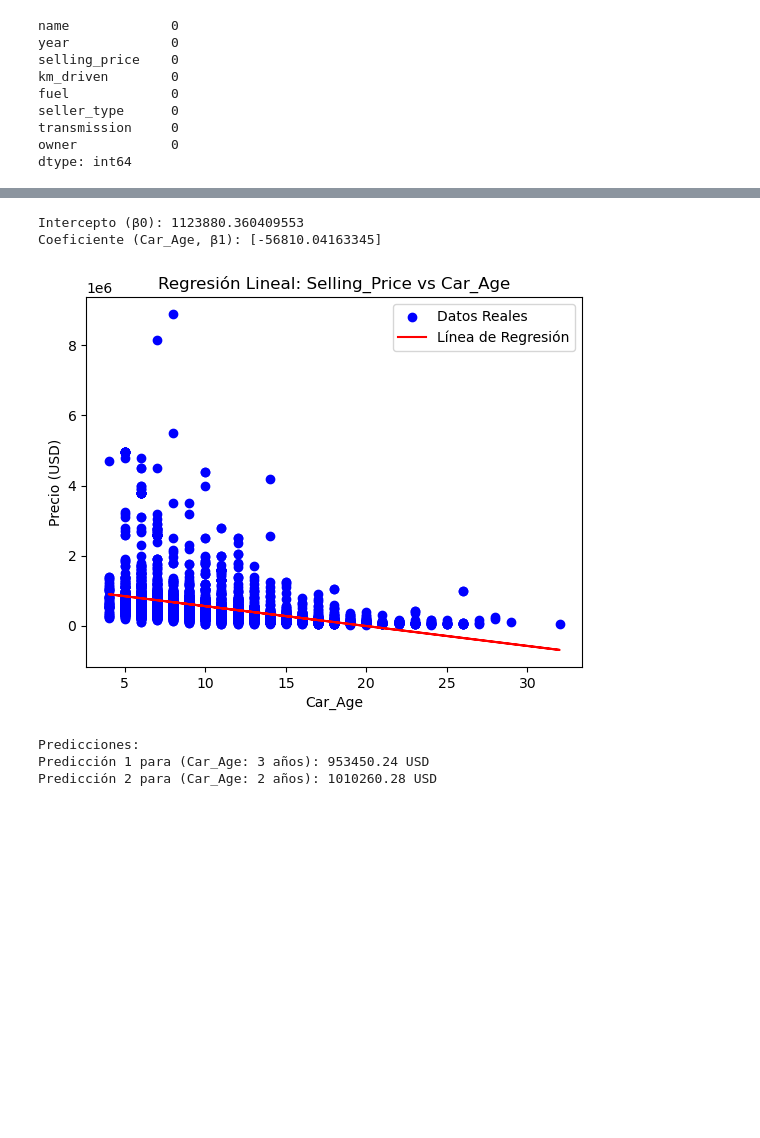
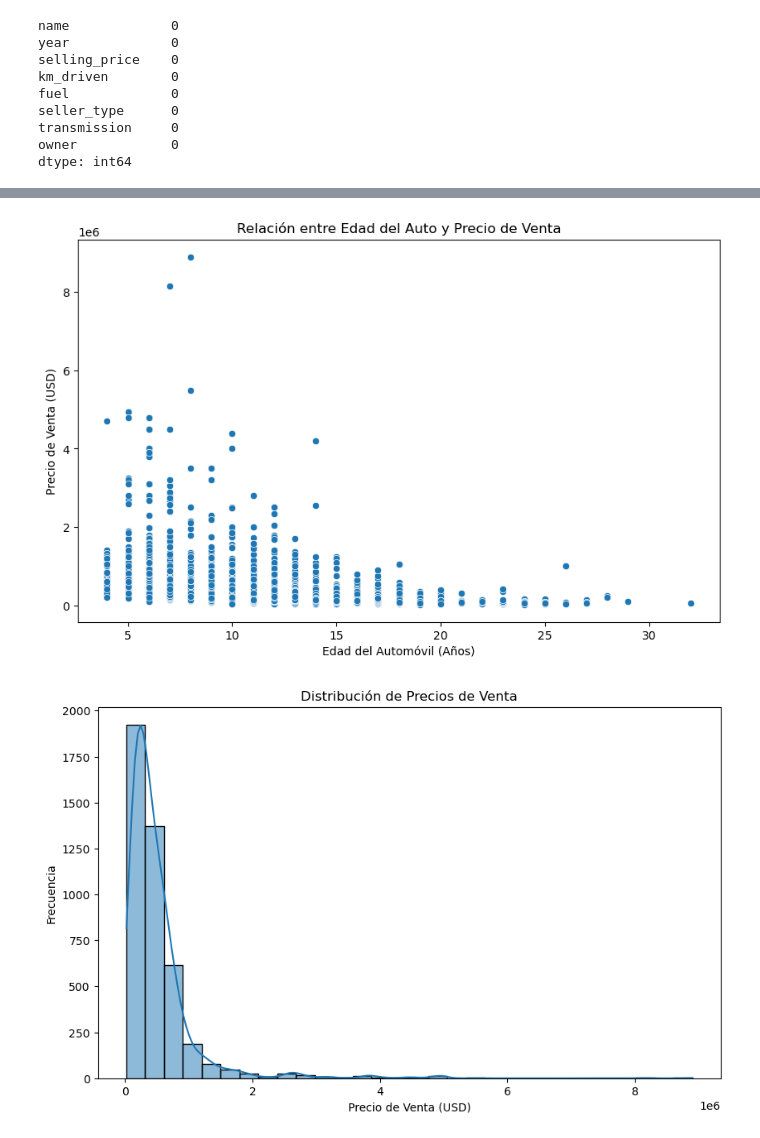
Before and after one commit to yanethcast/Regresion-Lineal-Card-details, a Jupyter notebook: Regresion Lineal_1.ipynb, the cells around one changed output, grey strips where cells are left out. Cells and saved outputs as stored; diff of their text form; code cells hidden in the pictures; blank space fills up the shorter version.

```diff
--- a/Regresion Lineal_1.ipynb
+++ b/Regresion Lineal_1.ipynb
@@ -72,12 +73,3 @@ seller_type      0
 transmission     0
 owner            0
 dtype: int64
-# %%
-# Conversión de Datos Categóricos
-# convertir en valores numéricos para que el modelo pueda procesarlas
-df = pd.get_dummies(df, columns=['seller_type', 'transmission'], drop_first=True)
-# %%
-# convertir en la edad del automovil
-df['Car_Age'] = 2024 - df['year']
-df.drop(['year'], axis=1, inplace=True)  # Eliminamos la columna 'Year' original
-df.columns
@@ -98,40 +76,31 @@ sns.histplot(data=df, x='Car_Age', y='selling_price', multiple='stack')
-# %%
-# Crear un modelo de regresión lineal
-modelo = LinearRegression()
-
-# Ajustar el modelo a los datos
-modelo.fit(X, y)
-
-# Coeficientes de la regresión
-beta_0 = modelo.intercept_  # Intercepto
-beta_1 = modelo.coef_  # Pendientes (Car_Age)
-
-# Mostrar los coeficientes
-print(f"Intercepto (β0): {beta_0}")
-print(f"Coeficiente (Car_Age, β1): {beta_1}")
-
-# Visualizar la regresión (opcional para datos simples)
-plt.scatter(df['Car_Age'], y, color='blue', label='Datos Reales')
-plt.plot(df['Car_Age'], modelo.predict(X), color='red', label='Línea de Regresión')
-plt.title('Regresión Lineal: Selling_Price vs Car_Age')
-plt.xlabel('Car_Age')
-plt.ylabel('Precio (USD)')
-plt.legend()
-plt.show()
-# %% [output]
-Intercepto (β0): 1123880.360409553
-Coeficiente (Car_Age, β1): [-56810.04163345]
-[figure, removed]
-# %%
-# Predecir precios para dos nuevos valores
-nuevo_X = np.array([[3], [2]])  # Nuevos valores (Car_Age - años del carro)
-predicciones = modelo.predict(nuevo_X)
-
-# Mostrar las predicciones
-print("\nPredicciones:")
-for i, pred in enumerate(predicciones):
-    print(f"Predicción {i+1} para (Car_Age: {nuevo_X[i][0]} años): {pred:.2f} USD")
-# %% [output]
-Predicciones:
-Predicción 1 para (Car_Age: 3 años): 953450.24 USD
-Predicción 2 para (Car_Age: 2 años): 1010260.28 USD
+# %%
+# Calcular la edad del automóvil
+
+df['Car_Age'] = 2024 - df['year']
+
+# Relación entre la edad del auto y el precio de venta
+plt.figure(figsize=(10, 6))
+sns.scatterplot(x='Car_Age', y='selling_price', data=df)
+plt.title('Relación entre Edad del Auto y Precio de Venta')
+plt.xlabel('Edad del Automóvil (Años)')
+plt.ylabel('Precio de Venta (USD)')
+plt.show()
+
+
+# Distribución de precios de venta
+plt.figure(figsize=(10, 6))
+sns.histplot(df['selling_price'], bins=30, kde=True)
+plt.title('Distribución de Precios de Venta')
+plt.xlabel('Precio de Venta (USD)')
+plt.ylabel('Frecuencia')
+plt.show()
+
+# Boxplot para identificar outliers en 'selling_price'
+plt.figure(figsize=(10, 6))
+sns.boxplot(x=df['selling_price'])
+plt.title('Boxplot de Precios de Venta')
+plt.xlabel('Precio de Venta (USD)')
+plt.show()
+# %% [output]
+[figure, added]
+[figure, added]
```
Also changed, not shown: parts of 20 cells of this notebook.
